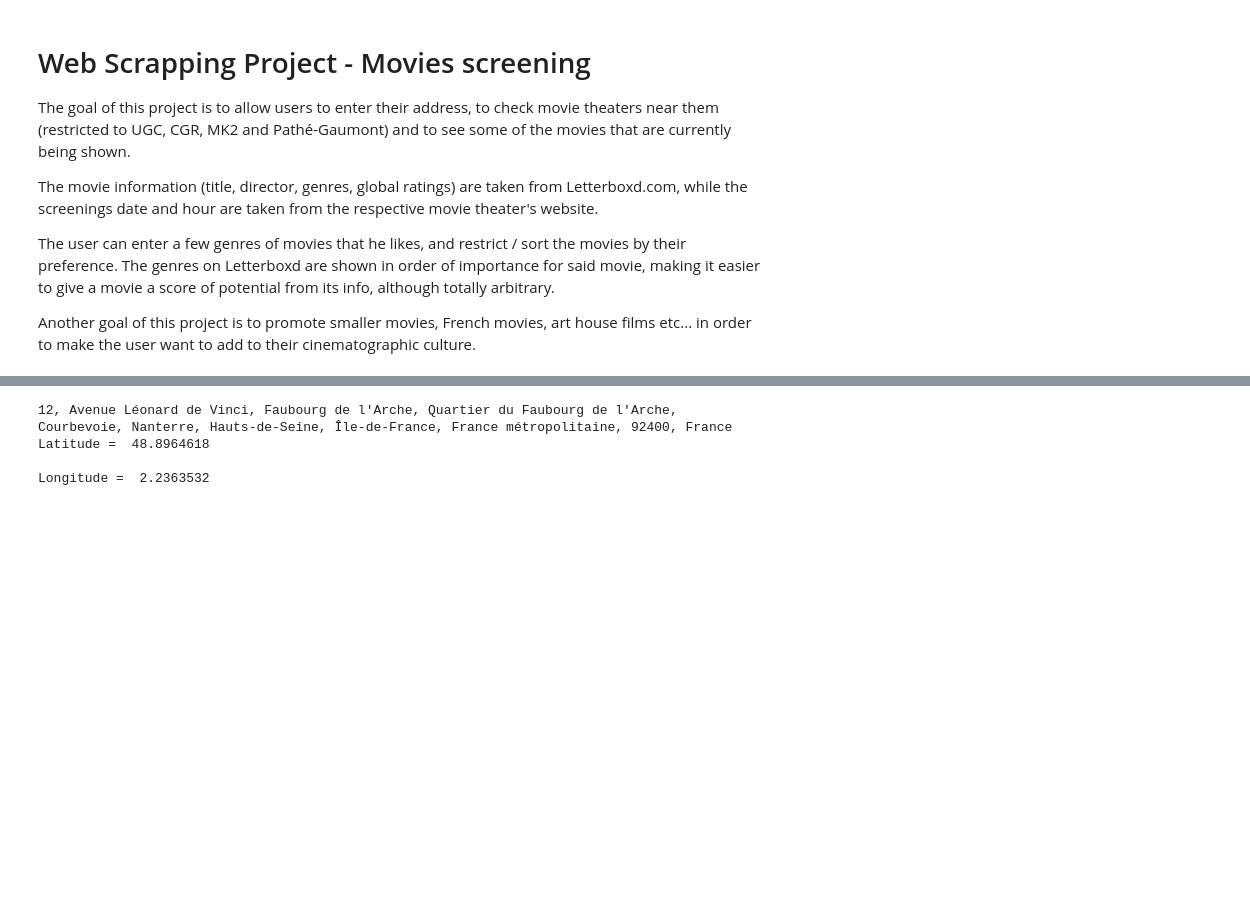
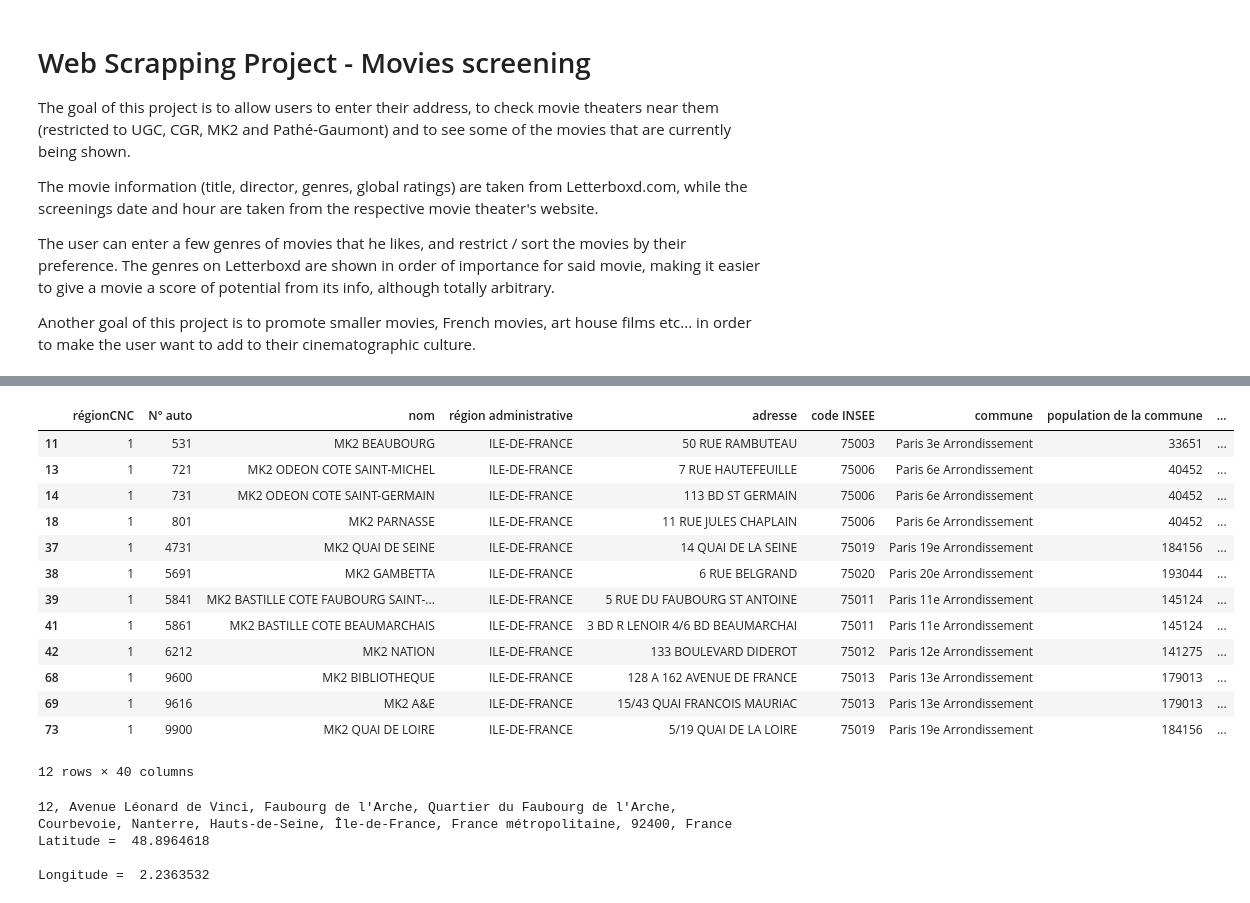
Before and after one commit to Yutari11/webscrapping-movies, a Jupyter notebook: Web_Scrapping_Project.ipynb, the cells around one changed output, grey strips where cells are left out. Drawn from its saved outputs; the diff is of its cells as text; code cells hidden in the pictures; blank space fills up the shorter version.

```diff
--- a/Web_Scrapping_Project.ipynb
+++ b/Web_Scrapping_Project.ipynb
@@ -16,5 +27,7 @@ import numpy as np
 # %%
 cinemasFrance = pd.read_excel("C:\\Users\\utilisateur\\Documents\\SEMESTRE 9\\Webscraping et Data Processing\\DonnéesCartographie2022Cinemas.xlsx")
+# %%
+cinemasFrance["code INSEE"] = cinemasFrance["code INSEE"].apply(lambda x: x[:2] + "0" + x[3:] if x[:2] == "75" else x)
 # %%
 cinemasFrance = cinemasFrance[(cinemasFrance["programmateur"] == "CGR") |
               (cinemasFrance["programmateur"] == "UGC") |
@@ -23,3 +75,20 @@ cinemasFrance = cinemasFrance[(cinemasFrance["programmateur"] == "CGR") |
+# %%
+cinemasFrance[cinemasFrance["programmateur"] == "MK2"]
+# %% [output]
+|  | régionCNC | N° auto | nom | région administrative | adresse | code INSEE | commune | population de la commune | ... |
+| 11 | 1 | 531 | MK2 BEAUBOURG | ILE-DE-FRANCE | 50 RUE RAMBUTEAU | 75003 | Paris 3e Arrondissement | 33651 | ... |
+| 13 | 1 | 721 | MK2 ODEON COTE SAINT-MICHEL | ILE-DE-FRANCE | 7 RUE HAUTEFEUILLE | 75006 | Paris 6e Arrondissement | 40452 | ... |
+| 14 | 1 | 731 | MK2 ODEON COTE SAINT-GERMAIN | ILE-DE-FRANCE | 113 BD ST GERMAIN | 75006 | Paris 6e Arrondissement | 40452 | ... |
+| 18 | 1 | 801 | MK2 PARNASSE | ILE-DE-FRANCE | 11 RUE JULES CHAPLAIN | 75006 | Paris 6e Arrondissement | 40452 | ... |
+| 37 | 1 | 4731 | MK2 QUAI DE SEINE | ILE-DE-FRANCE | 14 QUAI DE LA SEINE | 75019 | Paris 19e Arrondissement | 184156 | ... |
+| 38 | 1 | 5691 | MK2 GAMBETTA | ILE-DE-FRANCE | 6 RUE BELGRAND | 75020 | Paris 20e Arrondissement | 193044 | ... |
+| 39 | 1 | 5841 | MK2 BASTILLE COTE FAUBOURG SAINT-... | ILE-DE-FRANCE | 5 RUE DU FAUBOURG ST ANTOINE | 75011 | Paris 11e Arrondissement | 145124 | ... |
+| 41 | 1 | 5861 | MK2 BASTILLE COTE BEAUMARCHAIS | ILE-DE-FRANCE | 3 BD R LENOIR 4/6 BD BEAUMARCHAI | 75011 | Paris 11e Arrondissement | 145124 | ... |
+| 42 | 1 | 6212 | MK2 NATION | ILE-DE-FRANCE | 133 BOULEVARD DIDEROT | 75012 | Paris 12e Arrondissement | 141275 | ... |
+| 68 | 1 | 9600 | MK2 BIBLIOTHEQUE | ILE-DE-FRANCE | 128 A 162 AVENUE DE FRANCE | 75013 | Paris 13e Arrondissement | 179013 | ... |
+| 69 | 1 | 9616 | MK2 A&E | ILE-DE-FRANCE | 15/43 QUAI FRANCOIS MAURIAC | 75013 | Paris 13e Arrondissement | 179013 | ... |
+| 73 | 1 | 9900 | MK2 QUAI DE LOIRE | ILE-DE-FRANCE | 5/19 QUAI DE LA LOIRE | 75019 | Paris 19e Arrondissement | 184156 | ... |
+12 rows × 40 columns
 # %%
 adress_user = "12 avenue Leonard de vinci, 92400, Courbevoie"
 
```
Also changed, not shown: parts of 28 cells of this notebook.
